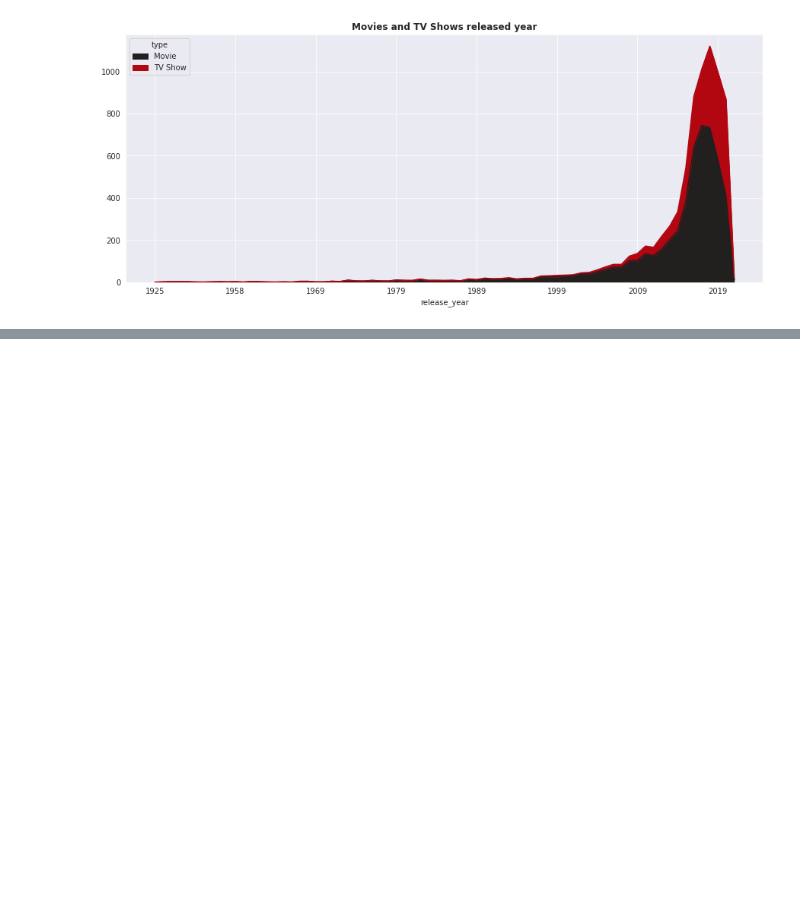
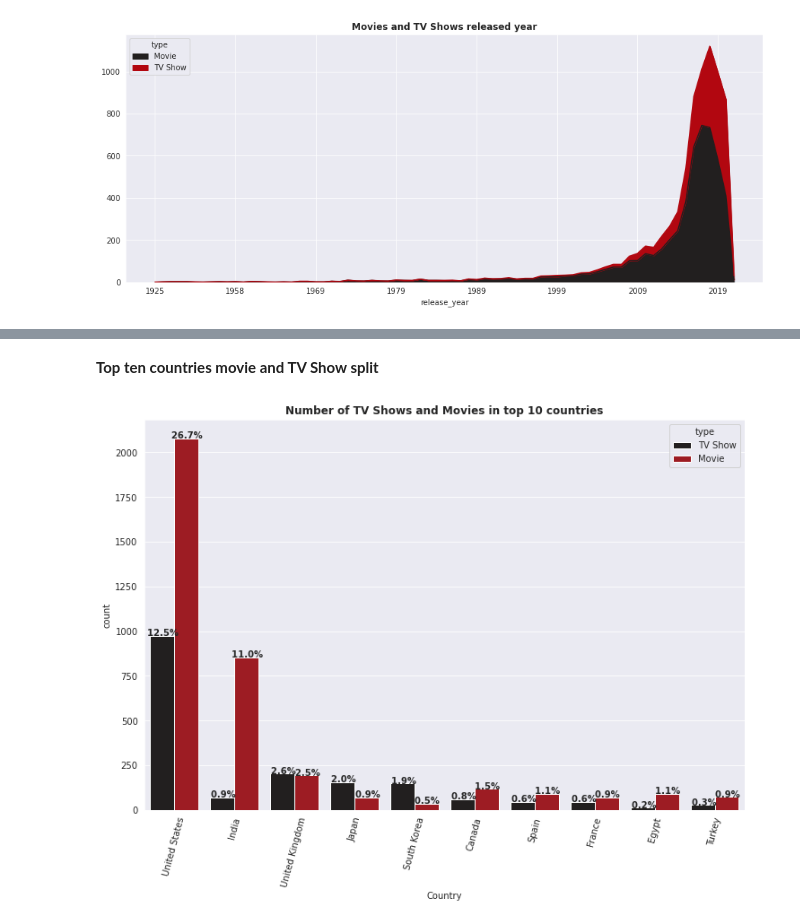
Before and after one commit to victorious07/Netflix-Movies-and-TV-Shows-Clustering, a Jupyter notebook: Netflix_Movies_And_TVShows_Clustering_CapstoneProject.ipynb, the cells around one changed output, grey strips where cells are left out. Saved outputs shown, nothing was run; the diff lists cells and outputs as text; code cells hidden in the pictures; blank space fills up the shorter version.

```diff
--- a/Netflix_Movies_And_TVShows_Clustering_CapstoneProject.ipynb
+++ b/Netflix_Movies_And_TVShows_Clustering_CapstoneProject.ipynb
@@ -405,0 +429,18 @@ Text(0.5, 1.0, 'Movies and TV Shows released year')
+# %% [markdown]
+ **Top ten countries movie and TV Show split**
+# %%
+#Number of TV Shows and Movies content in top 10 countries with maximum content
+plt.figure(figsize=(12,8))
+ax=sns.countplot(x="country",data= netflix_df,hue= "type",order = netflix_df['country'].value_counts().index[0:10],palette=['#221f1f', '#b20710'])
+plt.xticks(rotation=75)
+plt.xlabel('Country')
+plt.title("Number of TV Shows and Movies in top 10 countries",fontweight="bold")
+
+for p in ax.patches:
+    percentage = '{:.1f}%{}'.format(100 * p.get_height()/len(netflix_df),' '*7)     #percentage
+    x = p.get_x() + p.get_width()
+    y = p.get_height()
+    ax.annotate(percentage, (x, y),ha='center',fontweight="bold")
+plt.show()
+# %% [output]
+[figure, added]
```
Also changed, not shown: parts of 15 cells of this notebook.
